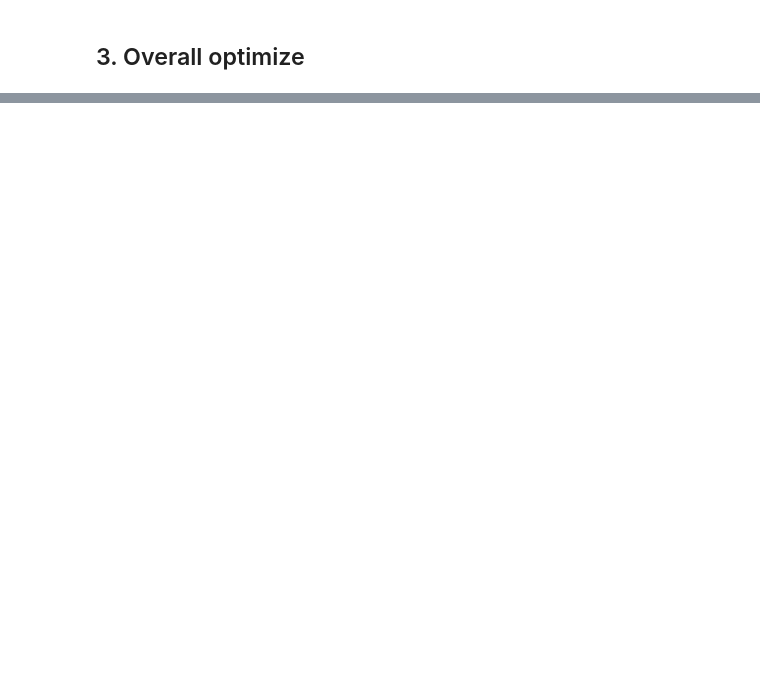
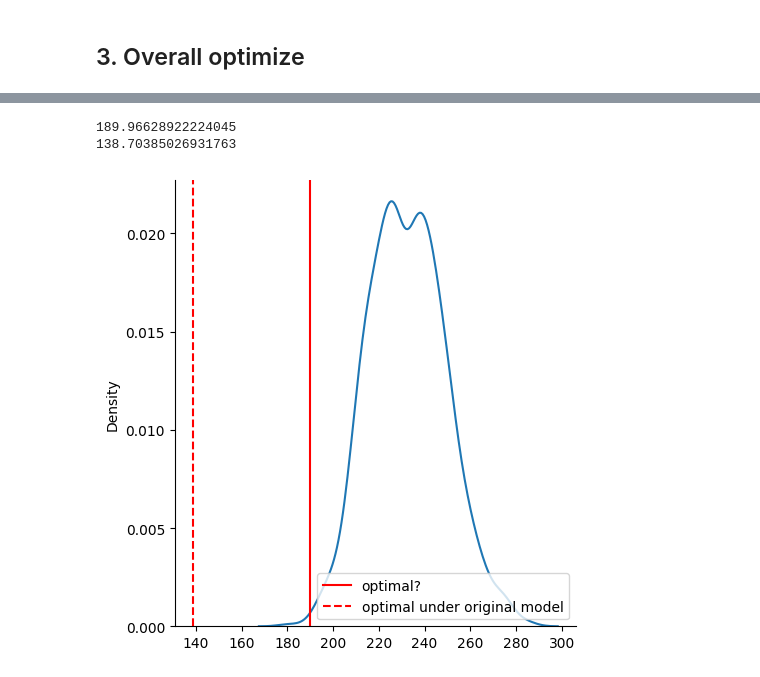
Before and after one commit to jedsurf/lareau-rotation, a Jupyter notebook: notebooks/250106_optimize.ipynb, the cells around one changed output, grey strips where cells are left out. Cells and saved outputs as stored; diff of their text form; code cells hidden in the pictures; blank space fills up the shorter version.

```diff
--- a/notebooks/250106_optimize.ipynb
+++ b/notebooks/250106_optimize.ipynb
@@ -277,0 +391,21 @@ m.eval()
+# %%
+import pandas as pd
+df = pd.read_csv("processed-data/citrine_fluorescence_expanded.csv")
+cds_orig = df.loc[df["cit"] == "citmin", "seq"].unique().item()
+# %%
+
+
+print(predict_elongation(cds, model, min_cod=-3, max_cod=2))
+print(predict_elongation(cds_orig, model, min_cod=-3, max_cod=2))
+# %% [output]
+189.96628922224045
+138.70385026931763
+# %%
+sns.displot(speeds, kind="kde")
+plt.axvline(predict_elongation(cds, model, min_cod=-3, max_cod=2), c='r', label="optimal?")
+plt.axvline(predict_elongation(cds_orig, model, min_cod=-3, max_cod=2), c='r', linestyle="--", label="optimal under original model")
+plt.legend(loc="lower right")
+
+plt.show()
+# %% [output]
+[figure, added]
```
Also changed, not shown: parts of 16 cells of this notebook, 7 other files.
